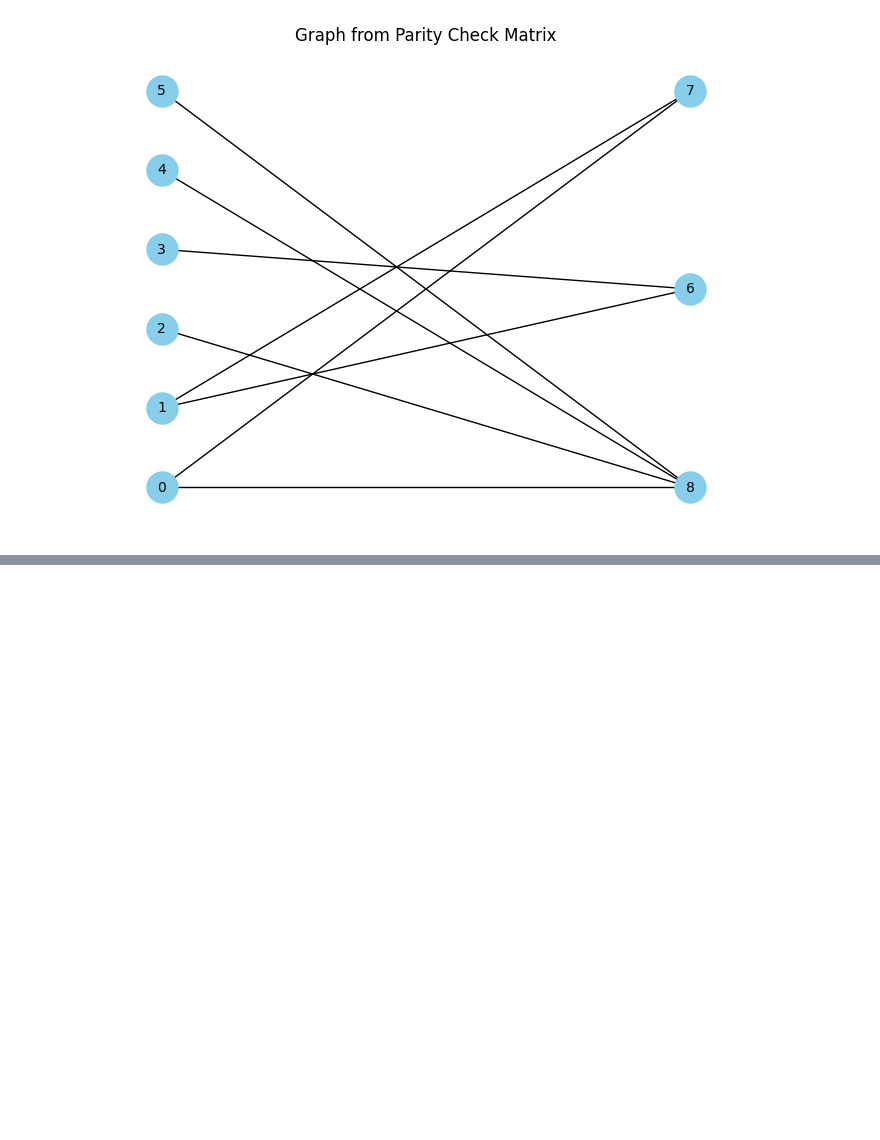
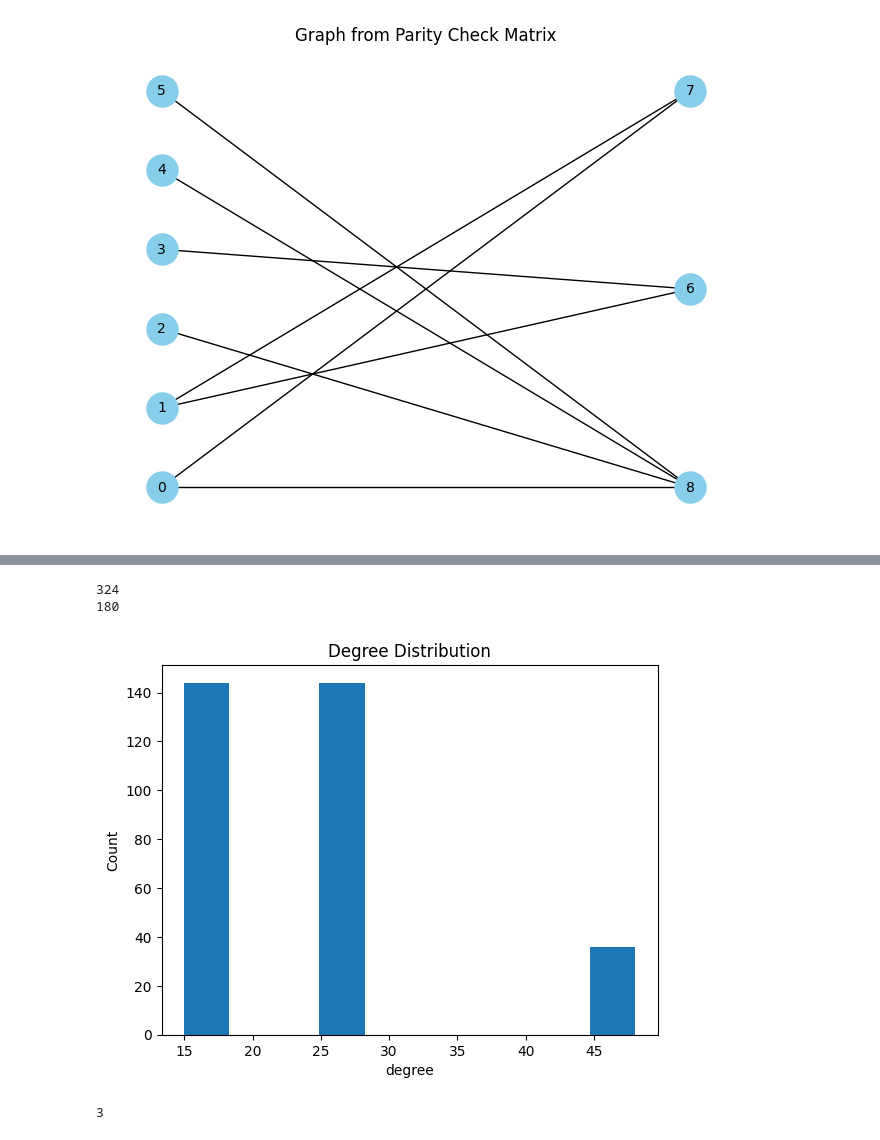
Before and after one commit to LaserCoder/NeutralAtomsLayout, a Jupyter notebook: ASMCreator.ipynb, the cells around one changed output, grey strips where cells are left out. Drawn from its saved outputs; the diff is of its cells as text; code cells hidden in the pictures; blank space fills up the shorter version.

```diff
--- a/ASMCreator.ipynb
+++ b/ASMCreator.ipynb
@@ -138,0 +156,2 @@ EdgeView([((0, 6), (0, 1)), ((0, 6), (0, 3)), ((0, 6), (7, 6)), ((0, 6), (8, 6))
+# %%
+run_basic_sim(HP,Qubits,VxC,CxV,VxVuCxC,n=100000,rounds=5)
@@ -138,0 +175,15 @@ EdgeView([((0, 6), (0, 1)), ((0, 6), (0, 3)), ((0, 6), (7, 6)), ((0, 6), (8, 6))
+# %%
+keys = list(HP.nodes)
+keys.sort(key= HP.degree)
+degrees = list(map(HP.degree, keys))
+plt.hist(degrees)
+plt.title("Degree Distribution")
+plt.xlabel("degree")
+plt.ylabel("Count")
+
+print(len(HP.nodes))
+print(len(VxVuCxC))
+# %% [output]
+324
+180
+[figure, added]
@@ -138,0 +220,4 @@ EdgeView([((0, 6), (0, 1)), ((0, 6), (0, 3)), ((0, 6), (7, 6)), ((0, 6), (8, 6))
+# %%
+min([HP.degree(i) for i in HP.nodes])
+# %% [output]
+3
```
Also changed, not shown: parts of 8 cells of this notebook.
